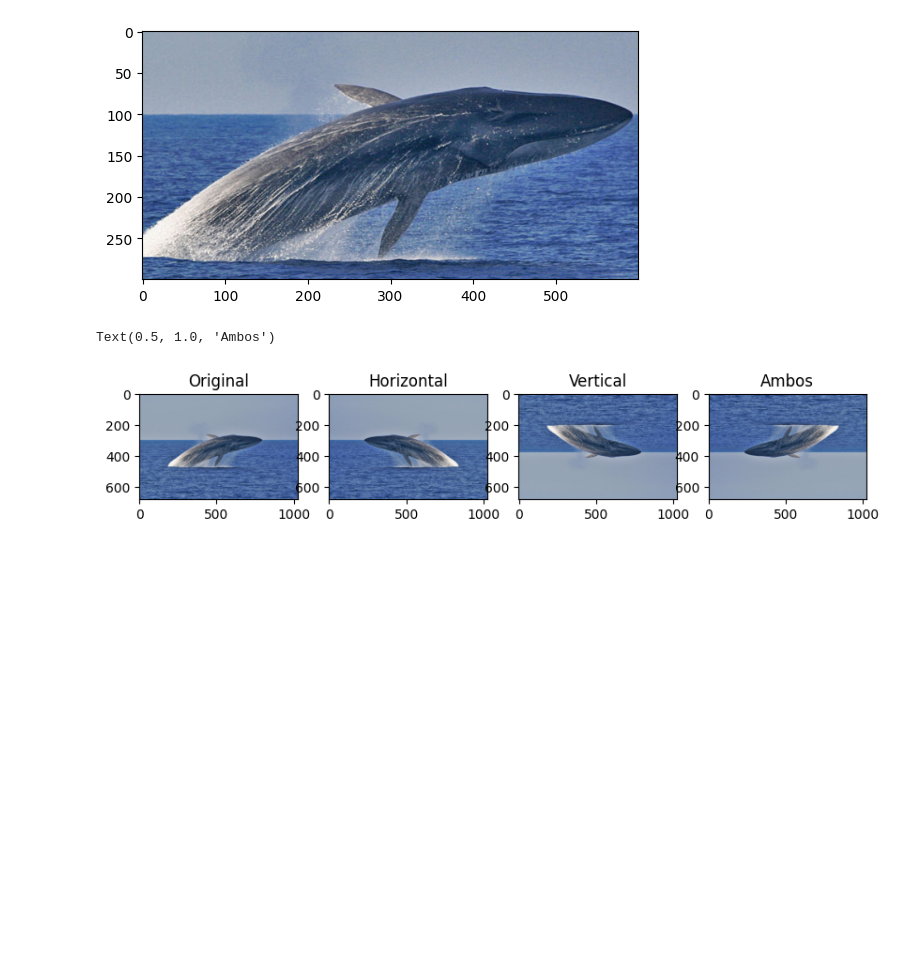
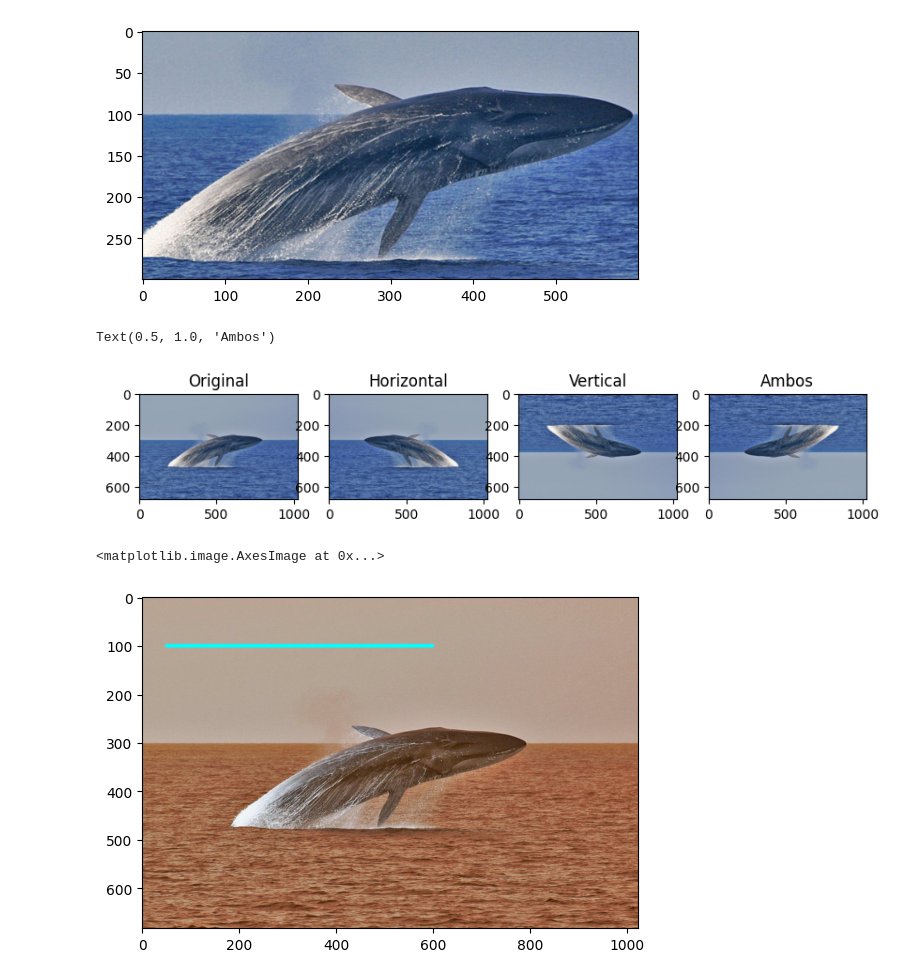
Before and after one commit to valeragabriel/Computer-Vision, a Jupyter notebook: 2.ProcessamentoIMG/OpenCV.ipynb, the cells around one changed output. Drawn from its saved outputs; the diff is of its cells as text; code cells hidden in the pictures; blank space fills up the shorter version.

Commit message:
Final Processamento de Imagem

```diff
--- a/2.ProcessamentoIMG/OpenCV.ipynb
+++ b/2.ProcessamentoIMG/OpenCV.ipynb
@@ -123,3 +123,19 @@ plt.subplot(144); plt.imshow(img_rotated_both); plt.title("Ambos")
 # %% [output]
 Text(0.5, 1.0, 'Ambos')
 [figure]
+# %%
+# Desenhar na imagem
+# Para desenhar na imagem, utilizamos as funções cv.line(), cv.rectangle(), cv.circle() e cv.putText()
+# Essas funções recebem como parâmetros a imagem, as coordenadas e a cor do desenho
+# Elas são muito utilizadas para marcar regiões de interesse, como rostos, objetos, etc
+
+img = cv.imread("/Users/gabriel/MyProjectsGit/Computer Vision/Computer-Vision/2.ProcessamentoIMG/img.jpg")
+
+# Desenhar uma linha na imagem
+img_line = img.copy()
+# img = cv2.line(img, pt1, pt2, color[, thickness[, lineType[, shift]]])
+cv.line(img_line, (50, 100), (600, 100), (0, 255, 255), thickness=5, lineType=cv.LINE_AA)
+plt.imshow(img_line)
+# %% [output]
+<matplotlib.image.AxesImage at 0x...>
+[figure, added]
```
Also changed, not shown: parts of 3 cells of this notebook.
